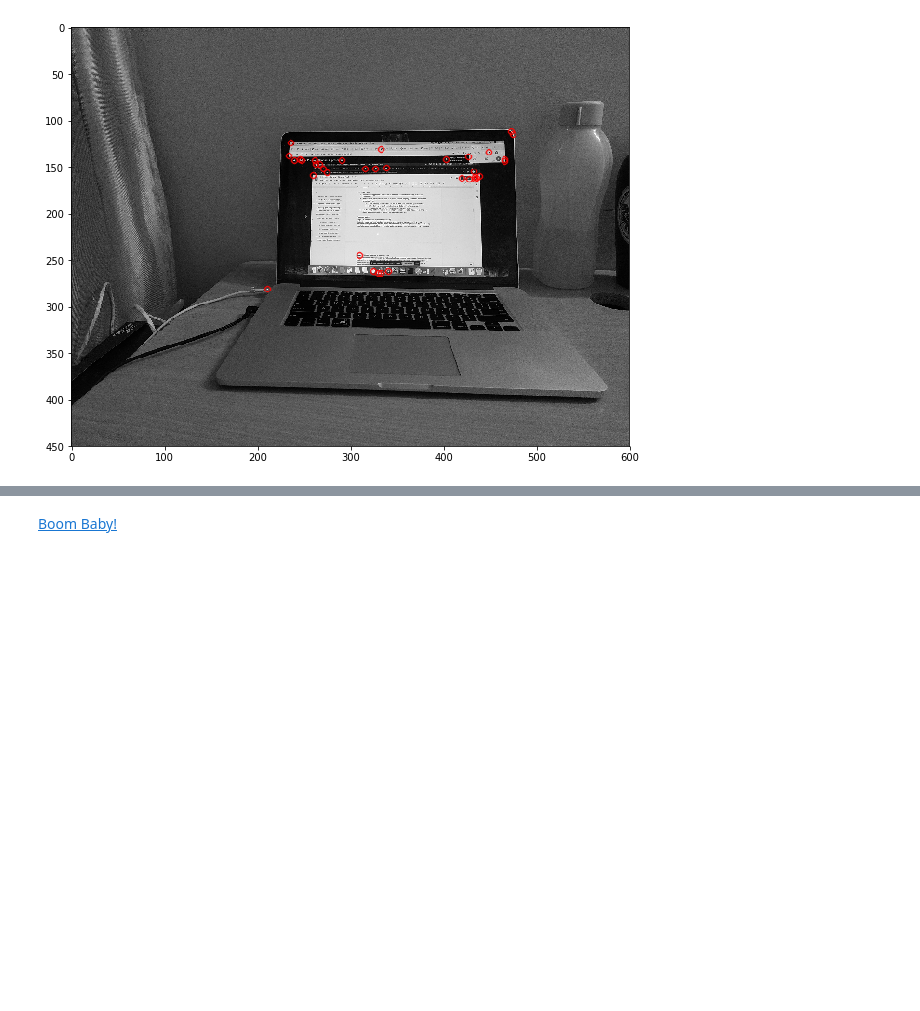
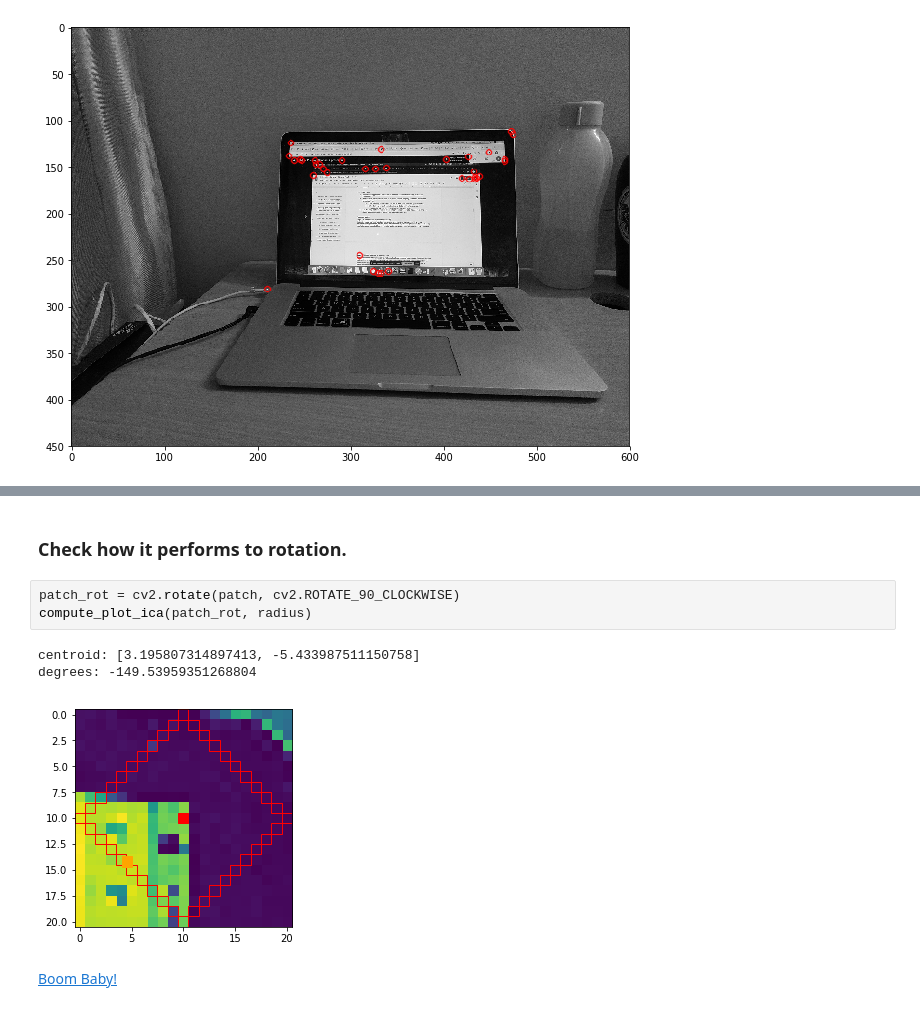
Before and after one commit to priyamtejaswin/c00lHaX, a Jupyter notebook: harris_corner/keypoint_orientation.ipynb, the cells around one changed output, grey strips where cells are left out. Saved outputs shown, nothing was run; the diff lists cells and outputs as text; blank space fills up the shorter version.

Commit message:
Small example with rotation.
 Changes to be committed:
	modified:   keypoint_orientation.ipynb

```diff
--- a/harris_corner/keypoint_orientation.ipynb
+++ b/harris_corner/keypoint_orientation.ipynb
@@ -77,2 +91,11 @@ degrees: -59.539593512688036
+# %% [markdown]
+### Check how it performs to rotation.
+# %%
+patch_rot = cv2.rotate(patch, cv2.ROTATE_90_CLOCKWISE)
+compute_plot_ica(patch_rot, radius)
+# %% [output]
+centroid: [3.195807314897413, -5.433987511150758]
+degrees: -149.53959351268804
+[figure, added]
 # %% [markdown]
 [Boom Baby!](https://youtu.be/YoCpMguR4cQ?t=30)
```
Also changed, not shown: parts of 7 cells of this notebook.
